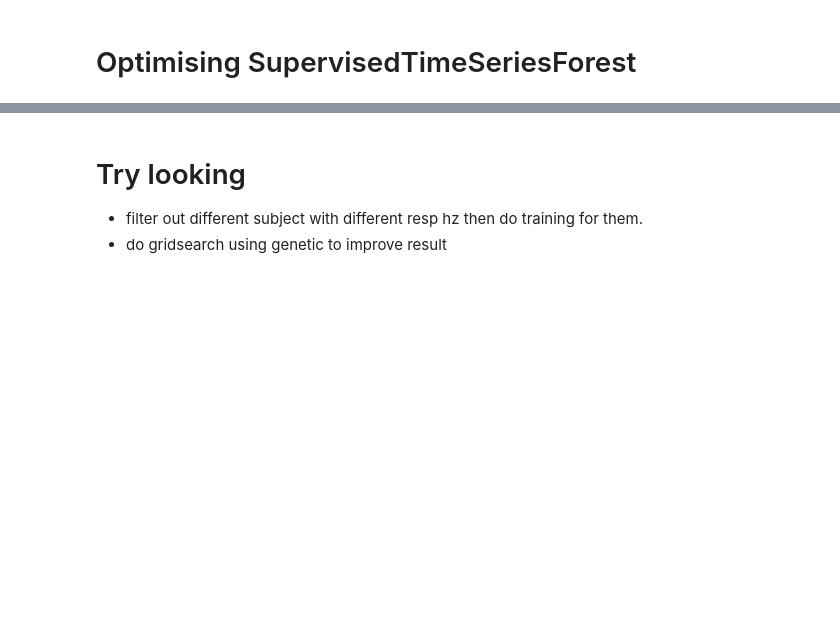
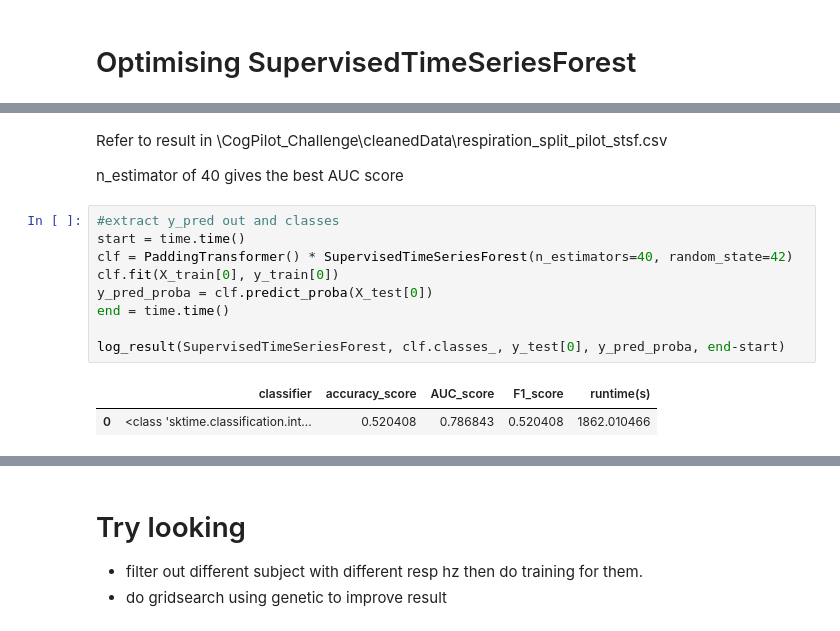
Before and after one commit to erjieyong/Data_Science_Projects, a Jupyter notebook: CogPilot_Challenge/starterCode/respiration_split_pilot.ipynb, the cells around one changed output, grey strips where cells are left out. Drawn from its saved outputs; the diff is of its cells as text; blank space fills up the shorter version.

```diff
--- a/CogPilot_Challenge/starterCode/respiration_split_pilot.ipynb
+++ b/CogPilot_Challenge/starterCode/respiration_split_pilot.ipynb
@@ -441,0 +421,16 @@ KeyboardInterrupt:
+# %% [markdown]
+Refer to result in \CogPilot_Challenge\cleanedData\respiration_split_pilot_stsf.csv
+
+n_estimator of 40 gives the best AUC score
+# %%
+#extract y_pred out and classes
+start = time.time()
+clf = PaddingTransformer() * SupervisedTimeSeriesForest(n_estimators=40, random_state=42)
+clf.fit(X_train[0], y_train[0])
+y_pred_proba = clf.predict_proba(X_test[0])
+end = time.time()
+
+log_result(SupervisedTimeSeriesForest, clf.classes_, y_test[0], y_pred_proba, end-start)
+# %% [output]
+|  | classifier | accuracy_score | AUC_score | F1_score | runtime(s) |
+| 0 | <class 'sktime.classification.int... | 0.520408 | 0.786843 | 0.520408 | 1862.010466 |
```
Also changed, not shown: parts of 8 cells of this notebook, 2 other files.
